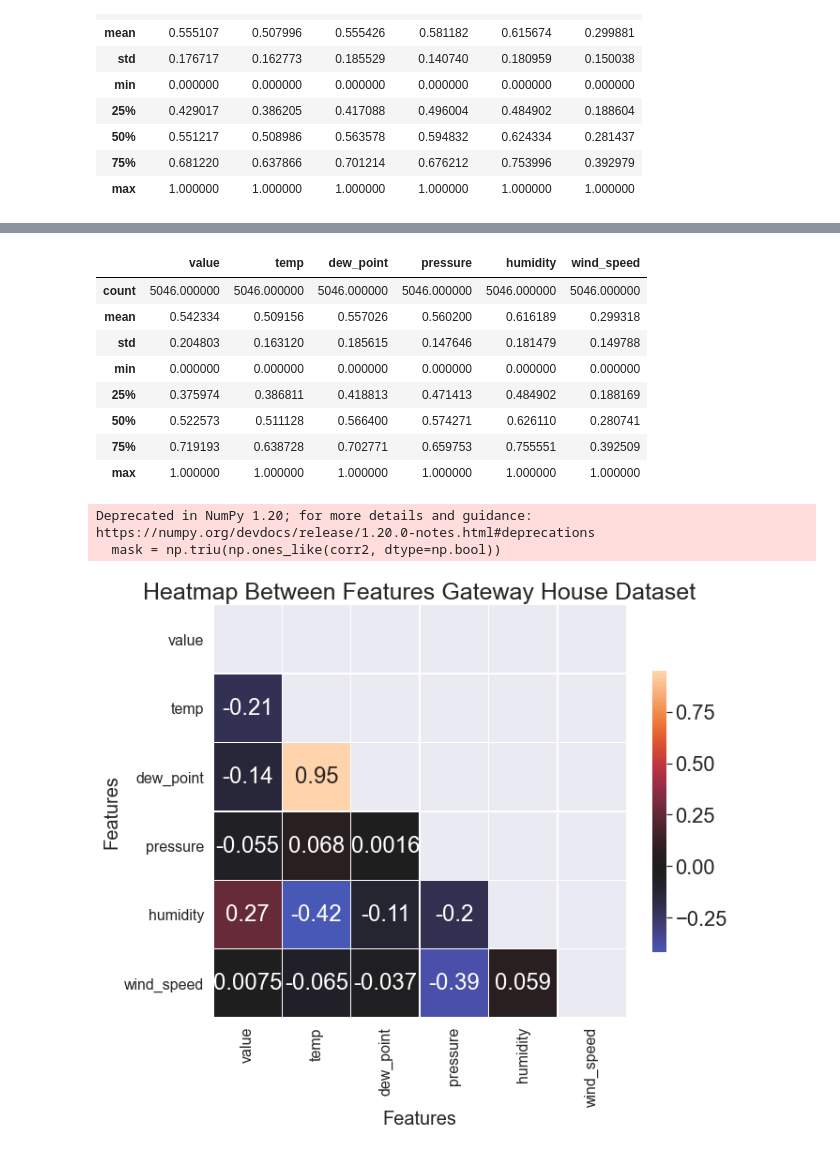
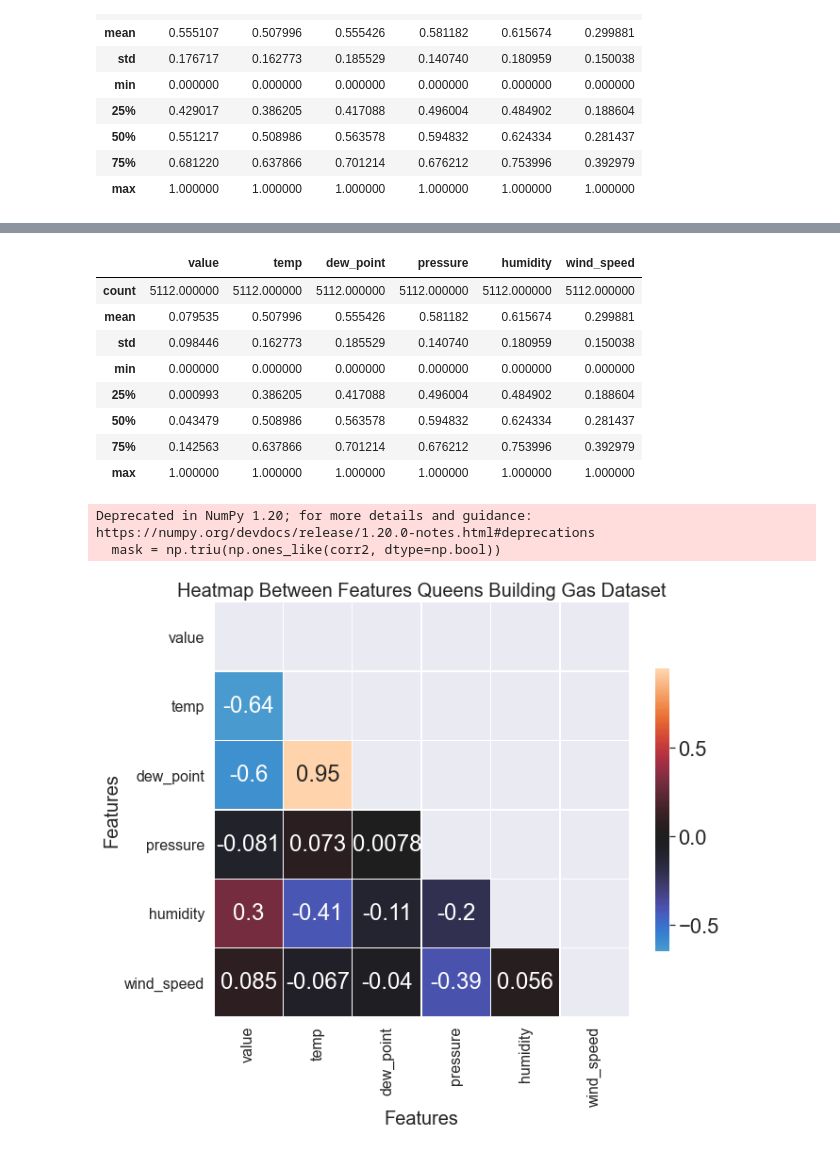
Before and after one commit to UsmanKolo/Master_Thesis, a Jupyter notebook: Notebooks/Heatmap.ipynb, the cells around one changed output, grey strips where cells are left out. Drawn from its saved outputs; the diff is of its cells as text; code cells hidden in the pictures.

```diff
--- a/Notebooks/Heatmap.ipynb
+++ b/Notebooks/Heatmap.ipynb
@@ -11,11 +11,29 @@ from sklearn.preprocessing import *
 data = pd.read_csv('C:\\Users\\moham\\OneDrive - De Montfort University\\Final Project\\Master_Thesis\\Dataset\\QBElecWeatherDailyData.csv',
  index_col=0, parse_dates=True)
 
-data1 = pd.read_csv('C:\\Users\\moham\\OneDrive - De Montfort University\\Final Project\\Master_Thesis\\Dataset\\HUElecWeatherDailyData.csv',
+data1 = pd.read_csv('C:\\Users\\moham\\OneDrive - De Montfort University\\Final Project\\Master_Thesis\\Dataset\\QBWaterWeatherDailyData.csv',
  index_col=0, parse_dates=True)
 
-data2 = pd.read_csv('C:\\Users\\moham\\OneDrive - De Montfort University\\Final Project\\Master_Thesis\\Dataset\\GTWYElecWeatherDailyData.csv',
+data2 = pd.read_csv('C:\\Users\\moham\\OneDrive - De Montfort University\\Final Project\\Master_Thesis\\Dataset\\QBGasWeatherDailyData.csv',
  index_col=0, parse_dates=True)
+
+data3 = pd.read_csv('C:\\Users\\moham\\OneDrive - De Montfort University\\Final Project\\Master_Thesis\\Dataset\\HUElecWeatherDailyData.csv',
+ index_col=0, parse_dates=True)
+
+data4 = pd.read_csv('C:\\Users\\moham\\OneDrive - De Montfort University\\Final Project\\Master_Thesis\\Dataset\\HUWaterWeatherDailyData.csv',
+ index_col=0, parse_dates=True)
+
+data5 = pd.read_csv('C:\\Users\\moham\\OneDrive - De Montfort University\\Final Project\\Master_Thesis\\Dataset\\HUGasWeatherDailyData.csv',
+ index_col=0, parse_dates=True)
+
+data6 = pd.read_csv('C:\\Users\\moham\\OneDrive - De Montfort University\\Final Project\\Master_Thesis\\Dataset\\GTWYElecWeatherDailyData.csv',
+ index_col=0, parse_dates=True)
+
+data7 = pd.read_csv('C:\\Users\\moham\\OneDrive - De Montfort University\\Final Project\\Master_Thesis\\Dataset\\GTWYWaterWeatherDailyData.csv',
+ index_col=0, parse_dates=True)
+
+data8 = pd.read_csv('C:\\Users\\moham\\OneDrive - De Montfort University\\Final Project\\Master_Thesis\\Dataset\\GTWYGasWeatherDailyData.csv',
+ index_col=0, parse_dates=True)
 # %%
 x = data.values
 min_max_scaler = MinMaxScaler()
@@ -92,29 +110,29 @@ df2 = pd.DataFrame(x_scaled2, columns = data2.columns)
 df2.describe()
 # %% [output]
 |  | value | temp | dew_point | pressure | humidity | wind_speed |
-| count | 5046.000000 | 5046.000000 | 5046.000000 | 5046.000000 | 5046.000000 | 5046.000000 |
-| mean | 0.542334 | 0.509156 | 0.557026 | 0.560200 | 0.616189 | 0.299318 |
-| std | 0.204803 | 0.163120 | 0.185615 | 0.147646 | 0.181479 | 0.149788 |
+| count | 5112.000000 | 5112.000000 | 5112.000000 | 5112.000000 | 5112.000000 | 5112.000000 |
+| mean | 0.079535 | 0.507996 | 0.555426 | 0.581182 | 0.615674 | 0.299881 |
+| std | 0.098446 | 0.162773 | 0.185529 | 0.140740 | 0.180959 | 0.150038 |
 | min | 0.000000 | 0.000000 | 0.000000 | 0.000000 | 0.000000 | 0.000000 |
-| 25% | 0.375974 | 0.386811 | 0.418813 | 0.471413 | 0.484902 | 0.188169 |
-| 50% | 0.522573 | 0.511128 | 0.566400 | 0.574271 | 0.626110 | 0.280741 |
-| 75% | 0.719193 | 0.638728 | 0.702771 | 0.659753 | 0.755551 | 0.392509 |
+| 25% | 0.000993 | 0.386205 | 0.417088 | 0.496004 | 0.484902 | 0.188604 |
+| 50% | 0.043479 | 0.508986 | 0.563578 | 0.594832 | 0.624334 | 0.281437 |
+| 75% | 0.142563 | 0.637866 | 0.701214 | 0.676212 | 0.753996 | 0.392979 |
 | max | 1.000000 | 1.000000 | 1.000000 | 1.000000 | 1.000000 | 1.000000 |
 # %%
 plt.figure(figsize=(10,10))
 corr2 = df2.corr()
 mask = np.triu(np.ones_like(corr2, dtype=np.bool))
 sns.set(font_scale=2)
 sns.heatmap(corr2, mask=mask, center=0,square=True, linewidths=.5, cbar_kws={"shrink": .5}, annot=True)
 plt.xticks(rotation='vertical')
 plt.yticks(rotation='horizontal')
 plt.xlabel('Features',fontsize=20, ha='center')
 plt.ylabel('Features',fontsize=20, ha='center')
-plt.title('Heatmap Between Features Gateway House Dataset',fontsize=25, ha='center')
+plt.title('Heatmap Between Features Queens Building Gas Dataset',fontsize=20, ha='center')
 plt.tick_params(labelsize=16)
 plt.ylim(6, 0)
 plt.tight_layout()
 # %% [output]
 Deprecated in NumPy 1.20; for more details and guidance: https://numpy.org/devdocs/release/1.20.0-notes.html#deprecations
   mask = np.triu(np.ones_like(corr2, dtype=np.bool))
-[figure, old version]
+[figure, new version]
```
Also changed, not shown: parts of 15 cells of this notebook, 4 other files.
